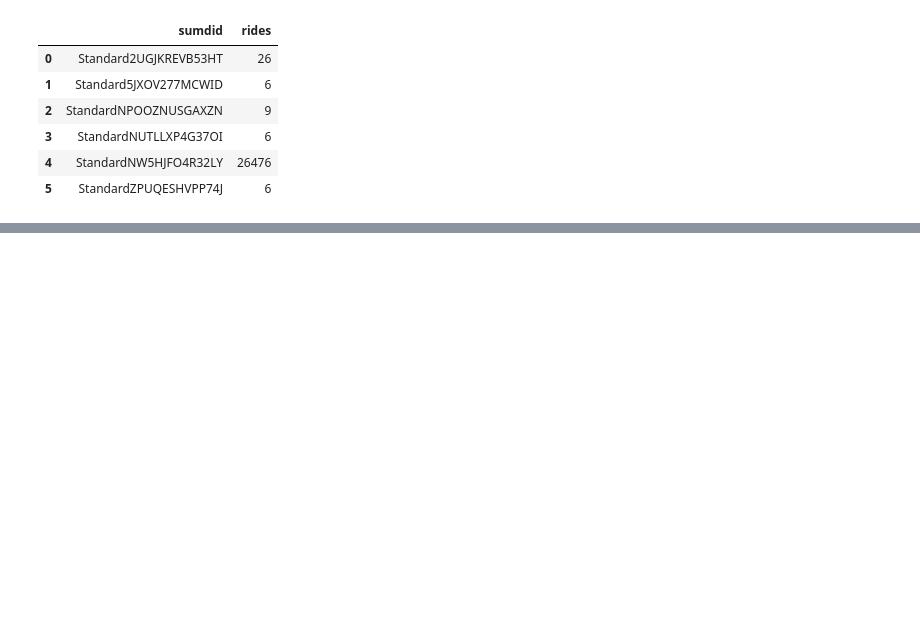
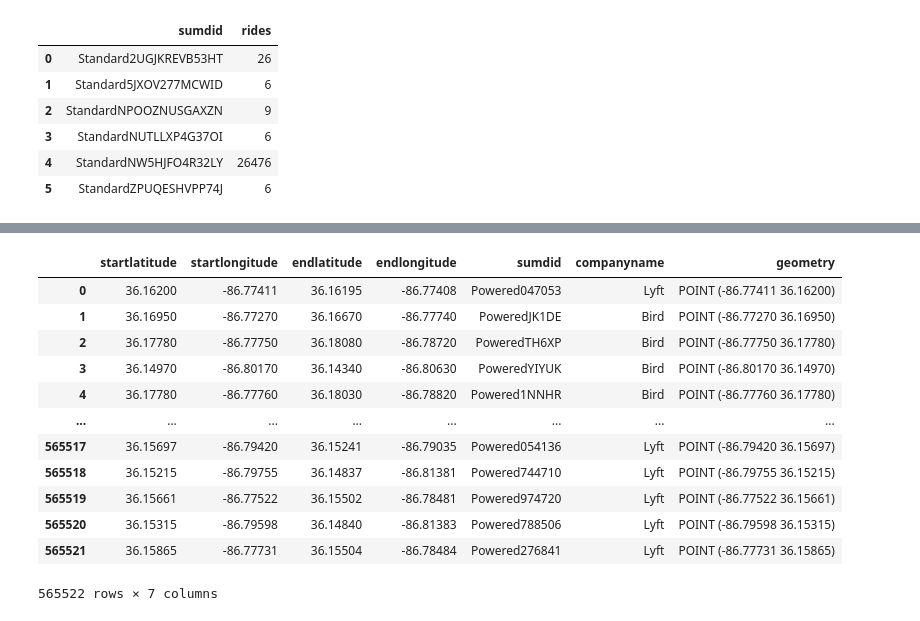
Before and after one commit to NSS-Full-Time-Data-Analytics-11/nashville-scooters-bently, a Jupyter notebook: Untitled.ipynb, the cells around one changed output, grey strips where cells are left out. Cells and saved outputs as stored; diff of their text form; code cells hidden in the pictures; blank space fills up the shorter version.

```diff
--- a/Untitled.ipynb
+++ b/Untitled.ipynb
@@ -223,3 +226,14 @@ bikes_num
 | 3 | StandardNUTLLXP4G37OI | 6 |
 | 4 | StandardNW5HJFO4R32LY | 26476 |
 | 5 | StandardZPUQESHVPP74J | 6 |
+# %%
+sumd_per = '''
+SELECT scooters.sumdid,
+       COUNT(startdate) AS rides
+FROM scooters
+INNER JOIN trips ON scooters.sumdid=trips.sumdid
+GROUP BY scooters.sumdid
+HAVING COUNT(startdate) BETWEEN 1 AND 3
+'''
+with engine.connect() as connection:
+    dist_sum = pd.read_sql(text(sumd_per), con = connection)
@@ -225,0 +247,11 @@ bikes_num
+# %%
+cost_per_min = '''
+SELECT AVG(costpermin) AS cost_per_min,
+       COUNT(triprecordnum) AS trips,
+       scooters.companyname
+FROM scooters
+INNER JOIN trips on trips.sumdid = scooters.sumdid
+GROUP BY scooters.companyname
+'''
+with engine.connect() as connection:
+    cpm = pd.read_sql(text(cost_per_min), con = connection)
@@ -225,0 +328,16 @@ bikes_num
+# %%
+start_gpd_loc
+# %% [output]
+|  | startlatitude | startlongitude | endlatitude | endlongitude | sumdid | companyname | geometry |
+| 0 | 36.16200 | -86.77411 | 36.16195 | -86.77408 | Powered047053 | Lyft | POINT (-86.77411 36.16200) |
+| 1 | 36.16950 | -86.77270 | 36.16670 | -86.77740 | PoweredJK1DE | Bird | POINT (-86.77270 36.16950) |
+| 2 | 36.17780 | -86.77750 | 36.18080 | -86.78720 | PoweredTH6XP | Bird | POINT (-86.77750 36.17780) |
+| 3 | 36.14970 | -86.80170 | 36.14340 | -86.80630 | PoweredYIYUK | Bird | POINT (-86.80170 36.14970) |
+| 4 | 36.17780 | -86.77760 | 36.18030 | -86.78820 | Powered1NNHR | Bird | POINT (-86.77760 36.17780) |
+| ... | ... | ... | ... | ... | ... | ... | ... |
+| 565517 | 36.15697 | -86.79420 | 36.15241 | -86.79035 | Powered054136 | Lyft | POINT (-86.79420 36.15697) |
+| 565518 | 36.15215 | -86.79755 | 36.14837 | -86.81381 | Powered744710 | Lyft | POINT (-86.79755 36.15215) |
+| 565519 | 36.15661 | -86.77522 | 36.15502 | -86.78481 | Powered974720 | Lyft | POINT (-86.77522 36.15661) |
+| 565520 | 36.15315 | -86.79598 | 36.14840 | -86.81383 | Powered788506 | Lyft | POINT (-86.79598 36.15315) |
+| 565521 | 36.15865 | -86.77731 | 36.15504 | -86.78484 | Powered276841 | Lyft | POINT (-86.77731 36.15865) |
+565522 rows × 7 columns
```
Also changed, not shown: parts of 35 cells of this notebook.
